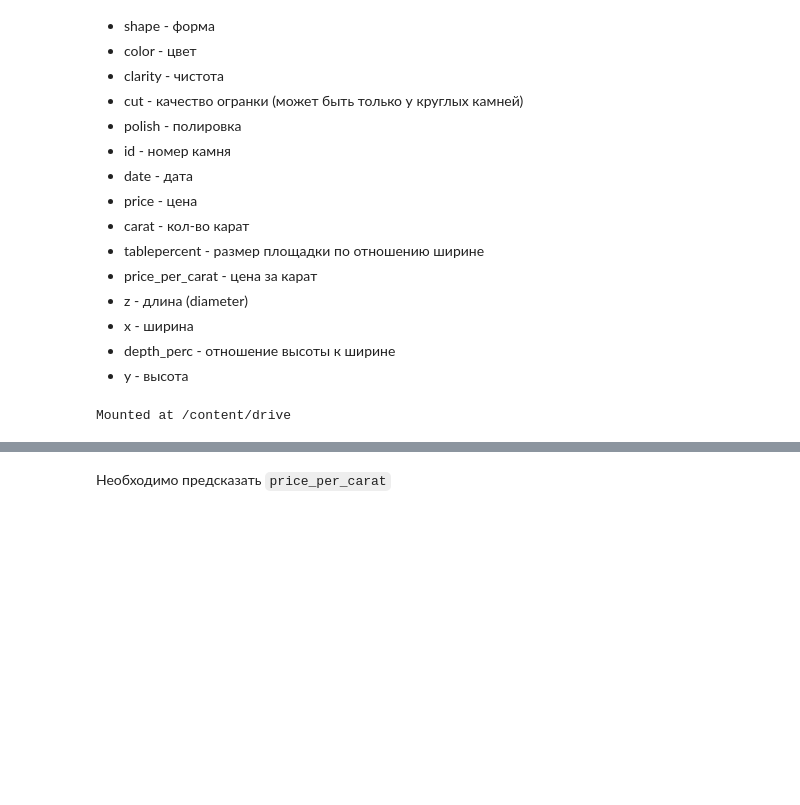
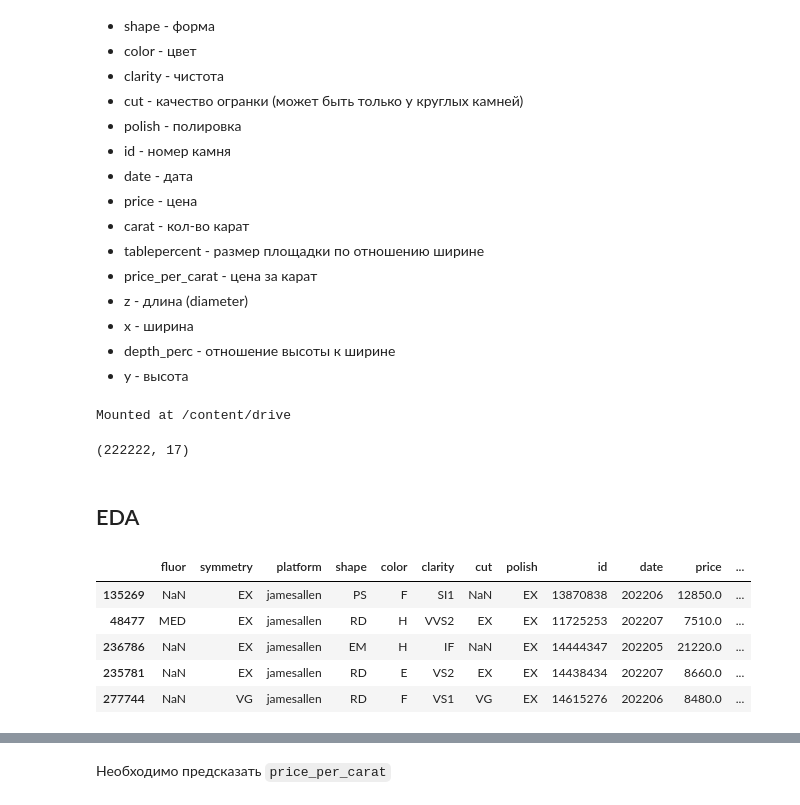
Before and after one commit to Dimildizio/DS_course, a Jupyter notebook: shine-on-you/HomeWork2_Regression&Classification.ipynb, the cells around one changed output, grey strips where cells are left out. Saved outputs shown, nothing was run; the diff lists cells and outputs as text; code cells hidden in the pictures; blank space fills up the shorter version.

```diff
--- a/shine-on-you/HomeWork2_Regression&Classification.ipynb
+++ b/shine-on-you/HomeWork2_Regression&Classification.ipynb
@@ -49,0 +47,16 @@ df = pd.read_csv(path + '/Classroom/DS 11 VI/ДЗ-регрессия_класс
+# %%
+df = pd.read_csv('https://raw.githubusercontent.com/Dimildizio/DS_course/main/shine-on-you/diamonds.csv', index_col=0)
+df.shape
+# %% [output]
+(222222, 17)
+# %% [markdown]
+## EDA
+# %%
+df.head(10)
+# %% [output]
+|  | fluor | symmetry | platform | shape | color | clarity | cut | polish | id | date | price | ... |
+| 135269 | NaN | EX | jamesallen | PS | F | SI1 | NaN | EX | 13870838 | 202206 | 12850.0 | ... |
+| 48477 | MED | EX | jamesallen | RD | H | VVS2 | EX | EX | 11725253 | 202207 | 7510.0 | ... |
+| 236786 | NaN | EX | jamesallen | EM | H | IF | NaN | EX | 14444347 | 202205 | 21220.0 | ... |
+| 235781 | NaN | EX | jamesallen | RD | E | VS2 | EX | EX | 14438434 | 202207 | 8660.0 | ... |
+| 277744 | NaN | VG | jamesallen | RD | F | VS1 | VG | EX | 14615276 | 202206 | 8480.0 | ... |
```
Also changed, not shown: parts of 7 cells of this notebook.
